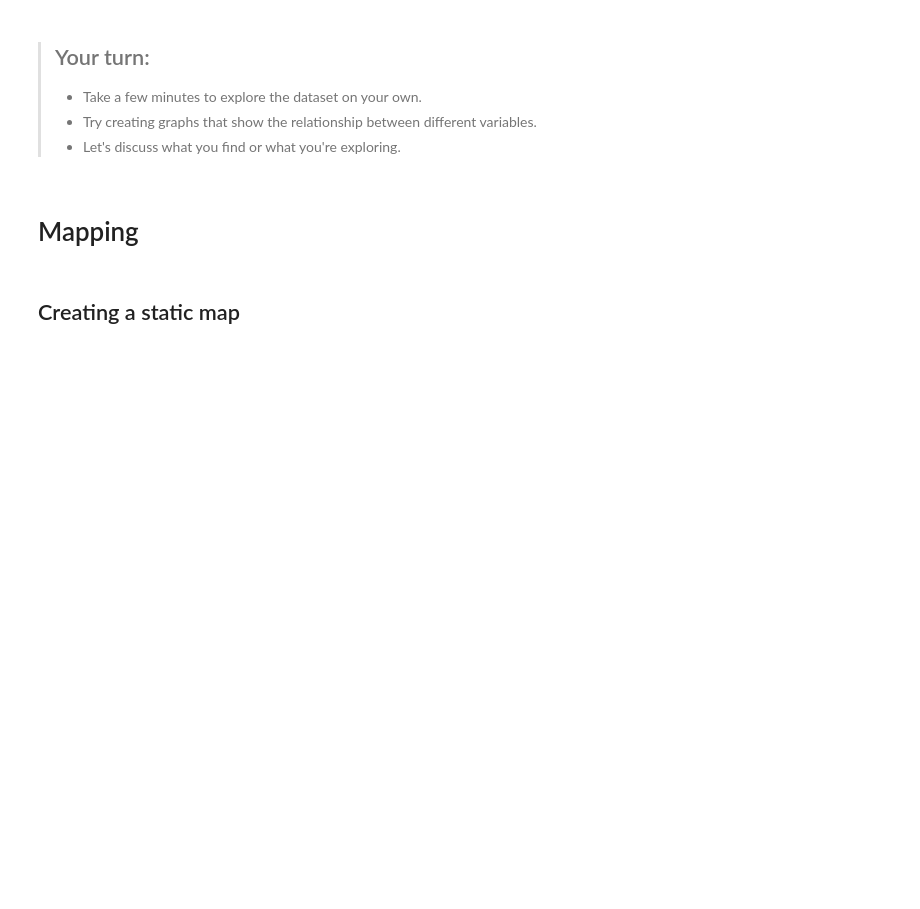
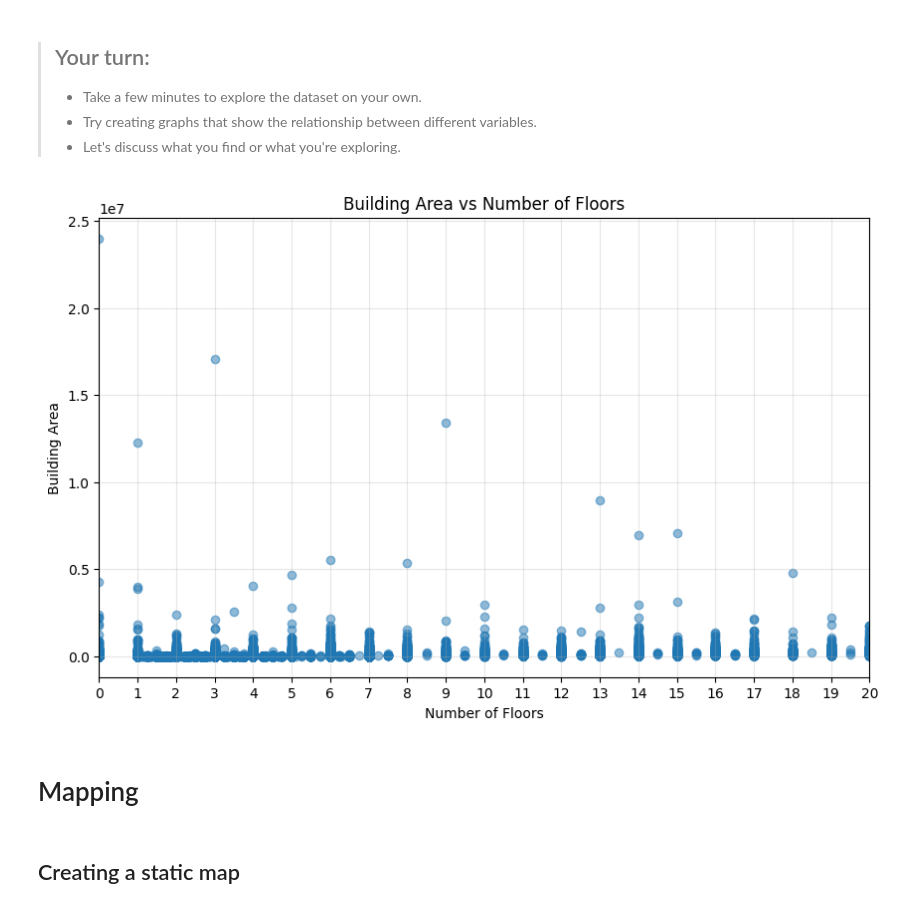
Before and after one commit to yumobennyyang/Mapping-Systems, a Jupyter notebook: Tutorials/01_vector_data_apis.ipynb, the cells around one changed output. Drawn from its saved outputs; the diff is of its cells as text; code cells hidden in the pictures; blank space fills up the shorter version.

```diff
--- a/Tutorials/01_vector_data_apis.ipynb
+++ b/Tutorials/01_vector_data_apis.ipynb
@@ -37,7 +37,7 @@ MapPLUTO is New York City's tax lot database, which contains detailed informatio
 
 Here, we create a variable (`pluto`) and use geopandas to read the file into memory. We use a "relative" path to reference the file.
 # %%
-pluto = gpd.read_file("../Data/nyc_mappluto_24v1_1_shp/MapPLUTO.shp")
+pluto = gpd.read_file("../Data/nyc_mappluto_25v1_1_shp/MapPLUTO.shp")
 # %% [markdown]
 # Basic exploration
 # %% [markdown]
@@ -190,6 +320,18 @@ pyg.walk(pluto_non_spatial)
 > - Take a few minutes to explore the dataset on your own.
 > - Try creating graphs that show the relationship between different variables.
 > - Let's discuss what you find or what you're exploring.
+# %%
+plt.figure(figsize=(10, 6))
+plt.scatter(pluto["NumFloors"], pluto["BldgArea"], alpha=0.5)
+plt.title("Building Area vs Number of Floors")
+plt.xlabel("Number of Floors")
+plt.ylabel("Building Area")
+plt.xlim(0, 20)
+plt.xticks(range(0, 21))
+plt.grid(alpha=0.3)
+plt.show()
+# %% [output]
+[figure, added]
 # %% [markdown]
 # Mapping
 # %% [markdown]
```
Also changed, not shown: parts of 30 cells of this notebook.
